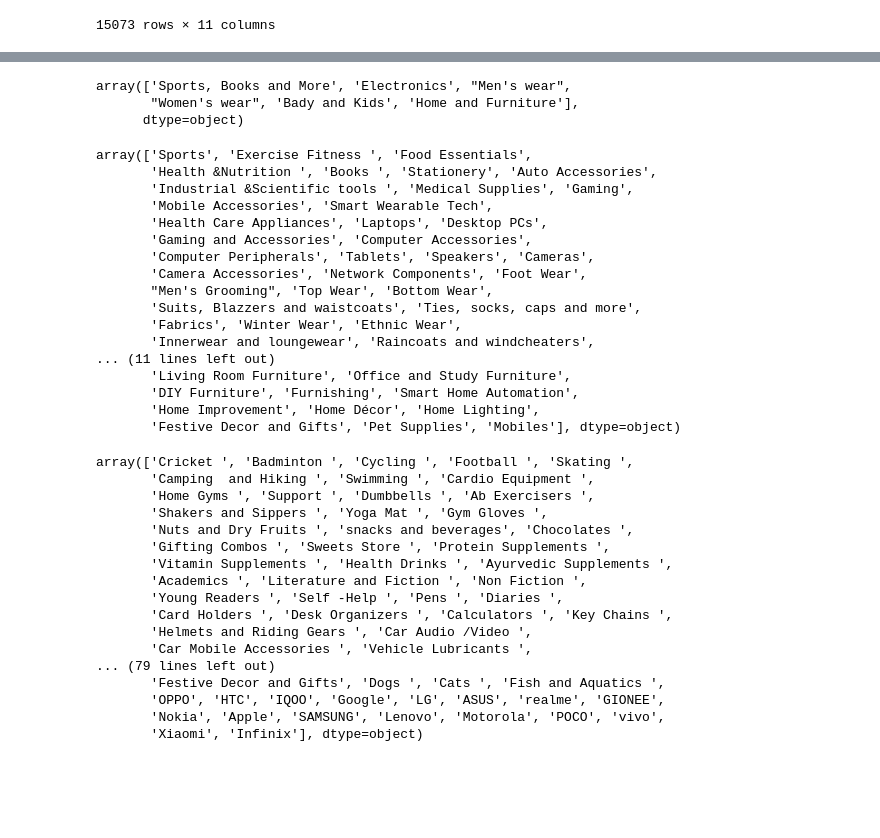
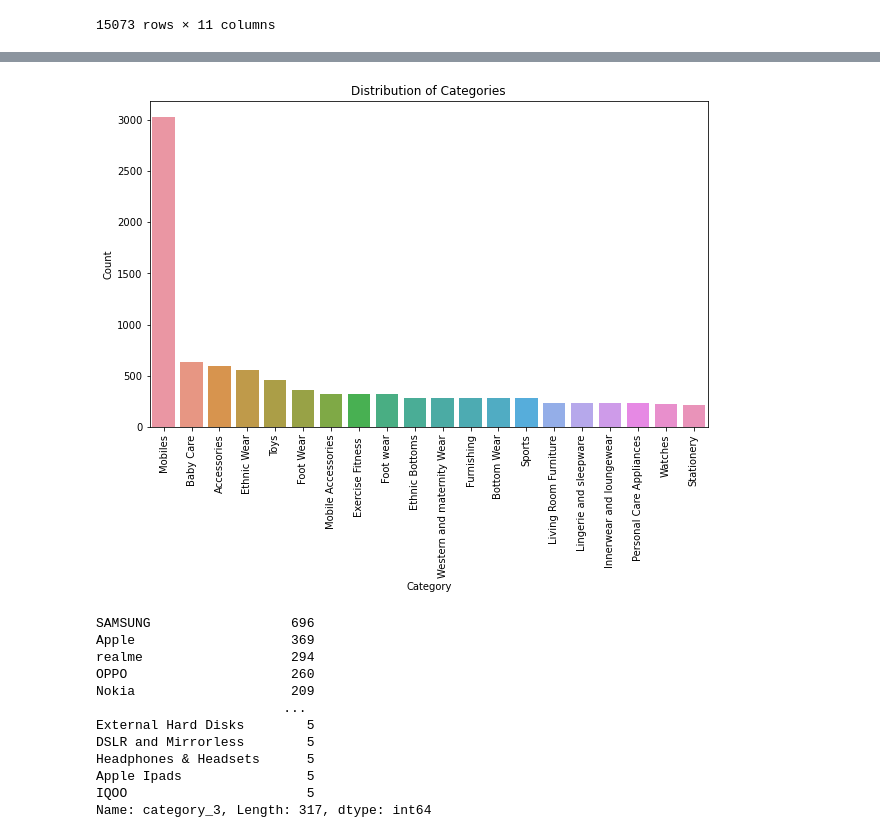
Before and after one commit to franchiseBoyz/Ecommerce-Recommender-System, a Jupyter notebook: notebook.ipynb, the cells around one changed output, grey strips where cells are left out. Cells and saved outputs as stored; diff of their text form; code cells hidden in the pictures; blank space fills up the shorter version.

Commit message:
Plot category 2 distribution

```diff
--- a/notebook.ipynb
+++ b/notebook.ipynb
@@ -897,49 +898,29 @@ merged_df.head(5)
 | 2 | Sports, Books and More | Sports | Cricket | VICTORY Medium Weight ( Pack of 1... | 3.7 | 44.84 | 151.24 | ... |
 | 3 | Sports, Books and More | Sports | Cricket | VICTORY Cricket Wind Ball (Pack o... | 3.8 | 57.00 | 227.24 | ... |
 | 4 | Sports, Books and More | Sports | Cricket | CEAT Hitman Full Size Double Blad... | 3.4 | 250.04 | 1063.24 | ... |
-# %%
-merged_df['category_1'].unique()
-# %% [output]
-array(['Sports, Books and More', 'Electronics', "Men's wear",
-       "Women's wear", 'Bady and Kids', 'Home and Furniture'],
-      dtype=object)
-# %%
-merged_df['category_2'].unique()
-# %% [output]
-array(['Sports', 'Exercise Fitness ', 'Food Essentials',
-       'Health &Nutrition ', 'Books ', 'Stationery', 'Auto Accessories',
-       'Industrial &Scientific tools ', 'Medical Supplies', 'Gaming',
-       'Mobile Accessories', 'Smart Wearable Tech',
-       'Health Care Appliances', 'Laptops', 'Desktop PCs',
-       'Gaming and Accessories', 'Computer Accessories',
-       'Computer Peripherals', 'Tablets', 'Speakers', 'Cameras',
-       'Camera Accessories', 'Network Components', 'Foot Wear',
-       "Men's Grooming", 'Top Wear', 'Bottom Wear',
-       'Suits, Blazzers and waistcoats', 'Ties, socks, caps and more',
-       'Fabrics', 'Winter Wear', 'Ethnic Wear',
-       'Innerwear and loungewear', 'Raincoats and windcheaters',
-... (11 lines left out)
-       'Living Room Furniture', 'Office and Study Furniture',
-       'DIY Furniture', 'Furnishing', 'Smart Home Automation',
-       'Home Improvement', 'Home Décor', 'Home Lighting',
-       'Festive Decor and Gifts', 'Pet Supplies', 'Mobiles'], dtype=object)
+# %%
+# Plot top 20 category_2 distribution
+plt.figure(figsize=(10, 6))
+sns.countplot(x='category_2', data=merged_df, order=merged_df.category_2.value_counts().index[:20])
+plt.title('Distribution of Categories')
+plt.xticks(rotation = 90)
+plt.xlabel('Category')
+plt.ylabel('Count')
+plt.show()
+# %% [output]
+[figure, added]
 # %%
-merged_df['category_3'].unique()
+merged_df['category_3'].value_counts()
 # %% [output]
-array(['Cricket ', 'Badminton ', 'Cycling ', 'Football ', 'Skating ',
-       'Camping  and Hiking ', 'Swimming ', 'Cardio Equipment ',
-       'Home Gyms ', 'Support ', 'Dumbbells ', 'Ab Exercisers ',
-       'Shakers and Sippers ', 'Yoga Mat ', 'Gym Gloves ',
-       'Nuts and Dry Fruits ', 'snacks and beverages', 'Chocolates ',
-       'Gifting Combos ', 'Sweets Store ', 'Protein Supplements ',
-       'Vitamin Supplements ', 'Health Drinks ', 'Ayurvedic Supplements ',
-       'Academics ', 'Literature and Fiction ', 'Non Fiction ',
-       'Young Readers ', 'Self -Help ', 'Pens ', 'Diaries ',
-       'Card Holders ', 'Desk Organizers ', 'Calculators ', 'Key Chains ',
-       'Helmets and Riding Gears ', 'Car Audio /Video ',
-       'Car Mobile Accessories ', 'Vehicle Lubricants ',
-... (79 lines left out)
-       'Festive Decor and Gifts', 'Dogs ', 'Cats ', 'Fish and Aquatics ',
-       'OPPO', 'HTC', 'IQOO', 'Google', 'LG', 'ASUS', 'realme', 'GIONEE',
-       'Nokia', 'Apple', 'SAMSUNG', 'Lenovo', 'Motorola', 'POCO', 'vivo',
-       'Xiaomi', 'Infinix'], dtype=object)
+SAMSUNG                  696
+Apple                    369
+realme                   294
+OPPO                     260
+Nokia                    209
+                        ...
+External Hard Disks        5
+DSLR and Mirrorless        5
+Headphones & Headsets      5
+Apple Ipads                5
+IQOO                       5
+Name: category_3, Length: 317, dtype: int64
```
Also changed, not shown: parts of 7 cells of this notebook.
